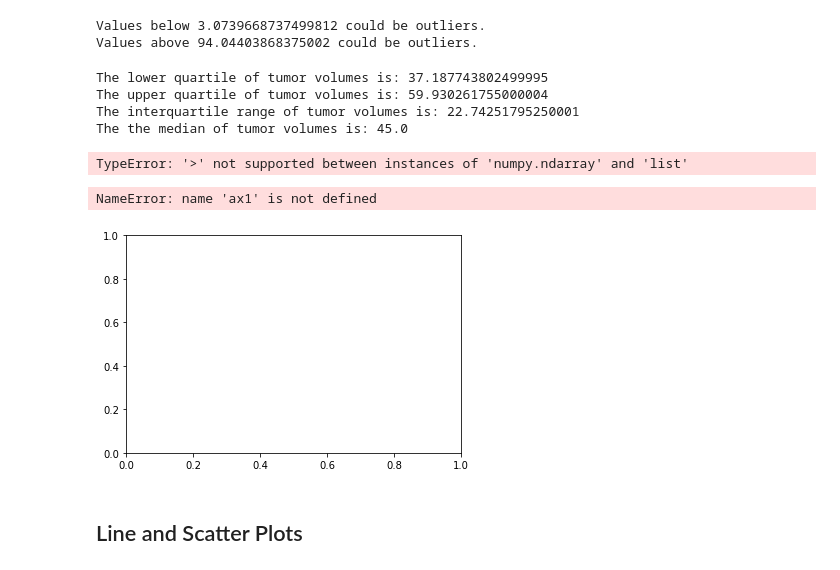
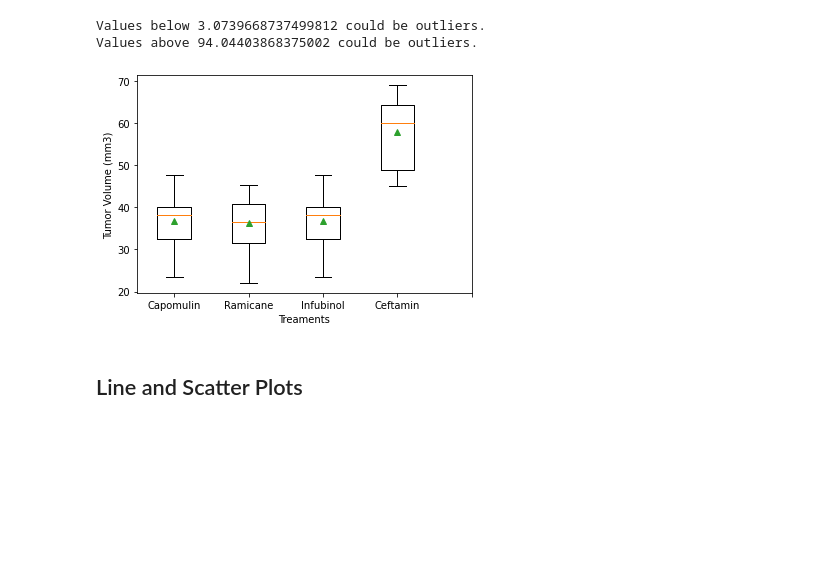
Before and after one commit to cmcoder9/Matplotlib-Homework, a Jupyter notebook: pymaceuticals_starter-checkpoint.ipynb, the cells around one changed output. Drawn from its saved outputs; the diff is of its cells as text; code cells hidden in the pictures; blank space fills up the shorter version.

```diff
--- a/pymaceuticals_starter-checkpoint.ipynb
+++ b/pymaceuticals_starter-checkpoint.ipynb
@@ -356,65 +362,25 @@ print(f"Values above {upper_bound} could be outliers.")
 # %% [output]
 Values below 3.0739668737499812 could be outliers.
 Values above 94.04403868375002 could be outliers.
-# %%
-
-print(f"The lower quartile of tumor volumes is: {lowerq}")
-print(f"The upper quartile of tumor volumes is: {upperq}")
-print(f"The interquartile range of tumor volumes is: {iqr}")
-print(f"The the median of tumor volumes is: {quartiles[0.5]} ")
-
-outlier_tumor_volumes = treatment_regimens_df.loc[(['Tumor Volume (mm3)'] < lower_bound) | (['Tumor Volume (mm3)'] > upper_bound)]
-outlier_tumor_volumes
-# %% [output]
-The lower quartile of tumor volumes is: 37.187743802499995
-The upper quartile of tumor volumes is: 59.930261755000004
-The interquartile range of tumor volumes is: 22.74251795250001
-The the median of tumor volumes is: 45.0
-TypeError: '>' not supported between instances of 'numpy.ndarray' and 'list'
-# %%
-# Generate a box plot of the final tumor volume of each mouse across four regimens of interest
-
-fig, ax = plt.subplots()
-
-# first boxplot
-
-ax1.set_title('Capomulin')
-ax1.set_ylabel('Tumor Volume (mm3)')
-ax1.boxplot(capomulin_final_tumor_volume)
-
-
-# second boxplot
-
-ax2.set_title('Final Tumor Volumes')
-ax2.set_ylabel('Tumor Volume (mm3)')
-ax2.boxplot(ramicaner_final_tumor_volume)
-
-
-# thrid boxplot
-
-ax3.set_title('Final Tumor Volumes')
-ax3.set_ylabel('Tumor Volume (mm3)')
-ax3.boxplot(infubinol_final_tumor_volume)
-
-
-# fourth boxplot
-
-ax4.set_title('Final Tumor Volumes')
-ax4.set_ylabel('Tumor Volume (mm3)')
-ax4.boxplot(ceftamin_final_tumor_volume)
-
-# set axes limits and labels
-xlim(0,13)
-ylim(10,80)
-ax.set_xticklabels(['Capomulin', 'Ramicane','Infubinol', 'Ceftamin'])
-ax.set_xticks([1.5, 4.5, 7.5, 10.5])
-plt.tight_layout()
-plt.savefig('boxcompare.png')
-
-plt.show()
-# %% [output]
-NameError: name 'ax1' is not defined
-[figure, removed]
+# %%
+# Generate a box plot of the final tumor volume of each mouse across four regimens of interest
+
+fig.suptitle("Final Tumor Volume", fontsize=16, fontweight="bold")
+
+ticks= [1,2,3,4,5]
+labels=list(["Capomulin", "Ramicane", "Infubinol", "Ceftamin"])
+
+plt.boxplot([capomulin_final_tumor_volume,ramicaner_final_tumor_volume,
+             infubinol_final_tumor_volume,ceftamin_final_tumor_volume], showmeans=True)
+
+# set axes limits and labels
+plt.xlabel("Treaments")
+plt.ylabel("Tumor Volume (mm3)")
+plt.xticks(ticks,labels)
+
+plt.show()
+# %% [output]
+[figure, added]
 # %% [markdown]
 ## Line and Scatter Plots
 # %%
```
Also changed, not shown: parts of 4 cells of this notebook.
